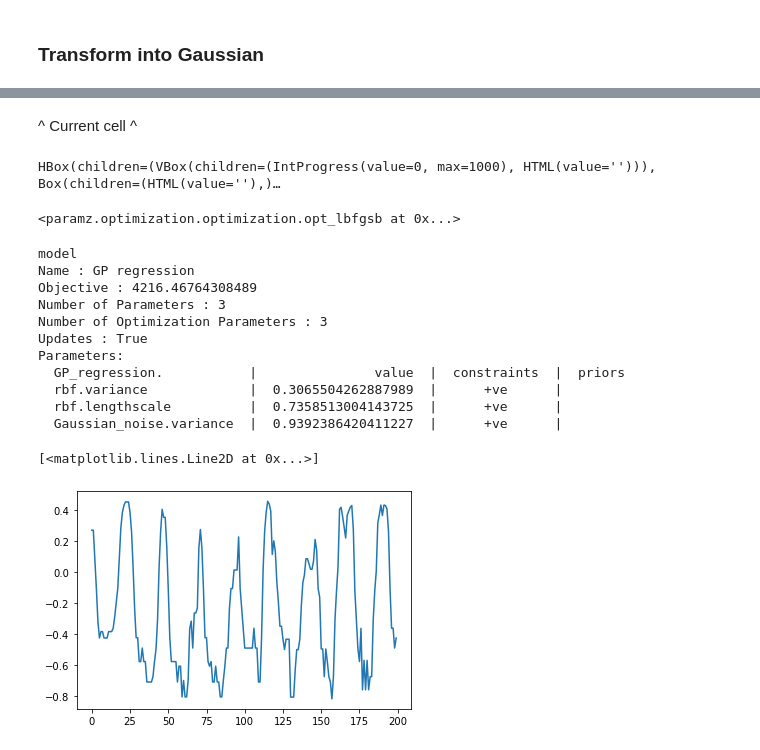
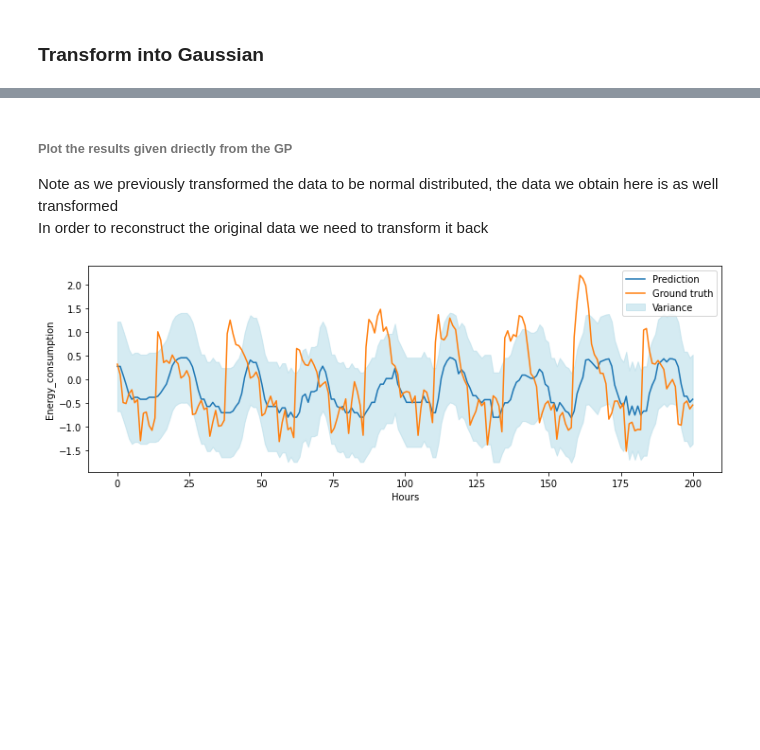
Before and after one commit to mdeppner/energy_demand_prediction_for_buildings, a Jupyter notebook: notebooks/Gaussian Processes Demand Prediction.ipynb, the cells around one changed output, grey strips where cells are left out. Saved outputs shown, nothing was run; the diff lists cells and outputs as text; code cells hidden in the pictures; blank space fills up the shorter version.

Commit message:
GP Regression

```diff
--- a/notebooks/Gaussian Processes Demand Prediction.ipynb
+++ b/notebooks/Gaussian Processes Demand Prediction.ipynb
@@ -281,11 +267,11 @@ weather['date'] = weather['timestamp'].dt.date
 weather['month'] = weather['timestamp'].dt.month
 # %%
 # Convert timestamp field from string into pd.datetime object
-#complete_data_cleaned['timestamp'] = pd.to_datetime(complete_data_cleaned['timestamp'])
+complete_data_cleaned['timestamp'] = pd.to_datetime(complete_data_cleaned['timestamp'])
 
 # Add column indicating the year, month and dayOfTheWeek for that timestamp
-#complete_data_cleaned['date'] = pd.to_datetime(complete_data_cleaned['timestamp']).dt.date
-#complete_data_cleaned['year'] = pd.to_datetime(complete_data_cleaned['timestamp']).dt.year
-#complete_data_cleaned['month'] = pd.to_datetime(complete_data_cleaned['timestamp']).dt.month
+complete_data_cleaned['date'] = pd.to_datetime(complete_data_cleaned['timestamp']).dt.date
+complete_data_cleaned['year'] = pd.to_datetime(complete_data_cleaned['timestamp']).dt.year
+complete_data_cleaned['month'] = pd.to_datetime(complete_data_cleaned['timestamp']).dt.month
 complete_data_cleaned['dayOfWeek'] = complete_data_cleaned['timestamp'].dt.dayofweek
 # %%
@@ -318,2 +320,0 @@ kernel = GPy.kern.RBF(input_dim=X_train.shape[1])  # Radial basis function (RBF)
-# %% [markdown]
- ^ Current cell ^
@@ -323,30 +321,22 @@ model = GPy.models.GPRegression(X_train[-3000:], train_meter[-3000:].reshape(-1,
-# %%
-# Optimize the model parameters
-model.optimize(messages=True)
-# %% [output]
-HBox(children=(VBox(children=(IntProgress(value=0, max=1000), HTML(value=''))), Box(children=(HTML(value=''),)…
-<paramz.optimization.optimization.opt_lbfgsb at 0x...>
 # %%
-
 # Make predictions with the trained model
 mean, var = model.predict(X_test[0:200])
-
-# Access other information about the model
-print("model", model)
-# %% [output]
-model
-Name : GP regression
-Objective : 4216.46764308489
-Number of Parameters : 3
-Number of Optimization Parameters : 3
-Updates : True
-Parameters:
-  GP_regression.           |               value  |  constraints  |  priors
-  rbf.variance             |  0.3065504262887989  |      +ve      |
-  rbf.lengthscale          |  0.7358513004143725  |      +ve      |
-  Gaussian_noise.variance  |  0.9392386420411227  |      +ve      |
+# %% [markdown]
+###### Plot the results given driectly from the GP
+
+Note as we previously transformed the data to be normal distributed, the data we obtain here is as well transformed <br>
+In order to reconstruct the original data we need to transform it back
 # %%
-plt.plot(mean)
+x = np.linspace(0, np.size(mean), np.size(mean))
+
+plt.figure(figsize=(12,4))
+plt.xlabel('Hours')
+plt.ylabel('Energy_consumption')
+
+plt.plot(x, mean, label='Prediction')
+plt.plot(x, test_meter[0:200], label='Ground truth')
+plt.fill_between(x, (mean - var).flatten(), (mean + var).flatten(), color='lightblue', alpha=0.5, label='Variance')
+plt.legend()
+plt.show()
 # %% [output]
-[<matplotlib.lines.Line2D at 0x...>]
-[figure, old version]
+[figure, new version]
```
Also changed, not shown: parts of 19 cells of this notebook.
